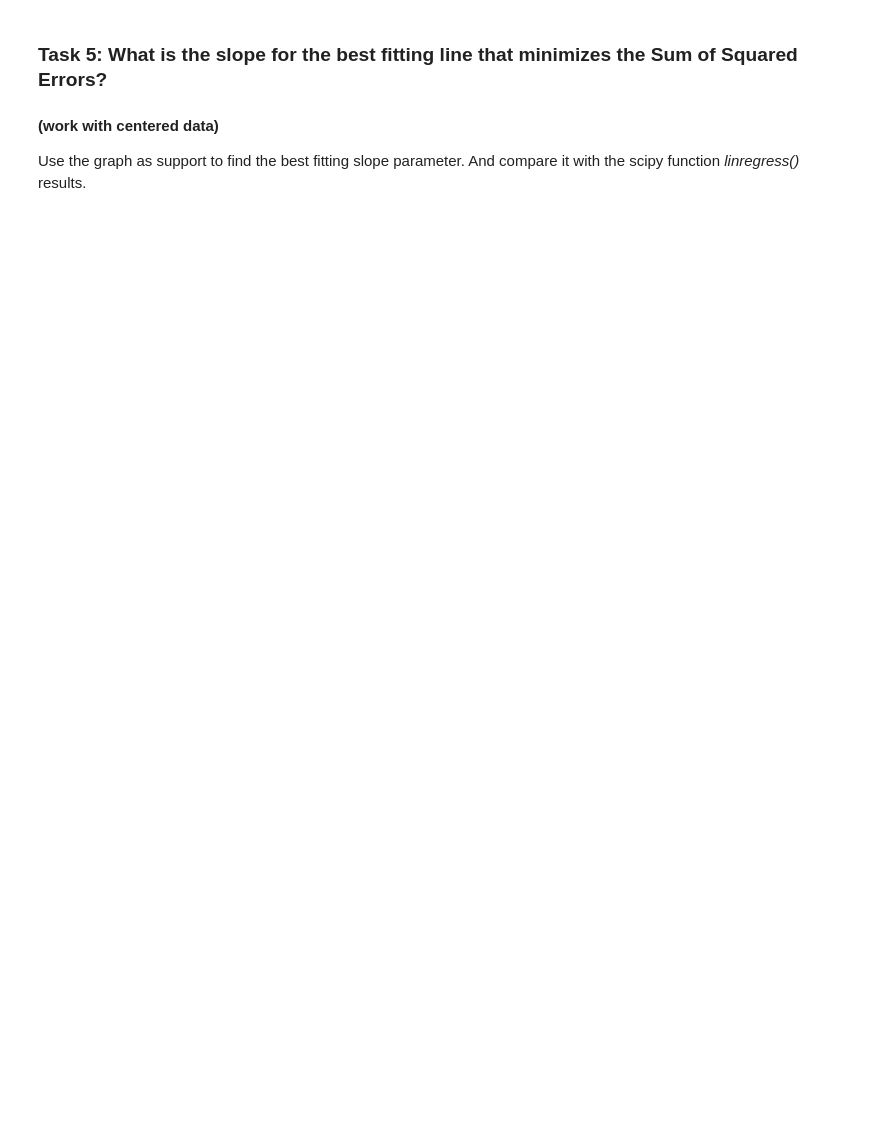
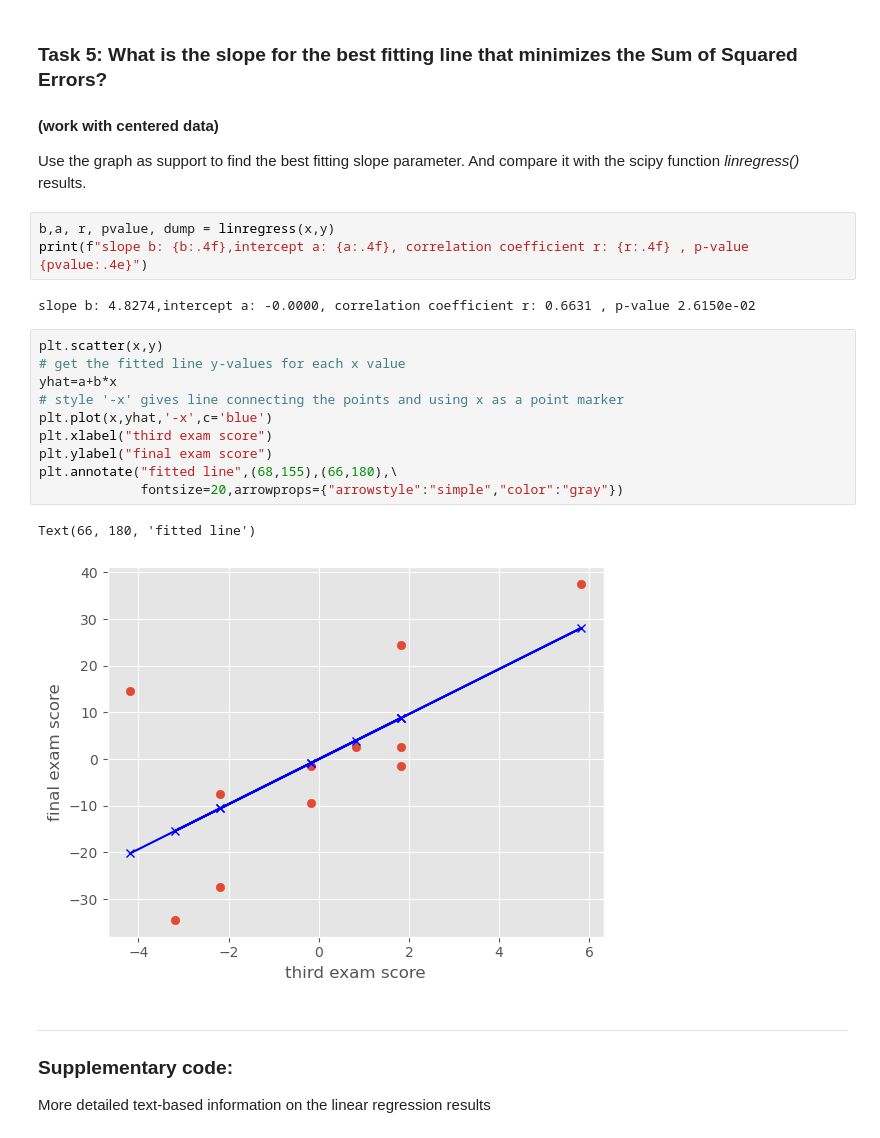
Before and after one commit to oet808/ATMENV315, a Jupyter notebook: unit8/1_fitting_linear_regression_line_not_interactive.ipynb, the cells around one changed output. Saved outputs shown, nothing was run; the diff lists cells and outputs as text; blank space fills up the shorter version.

```diff
--- a/unit8/1_fitting_linear_regression_line_not_interactive.ipynb
+++ b/unit8/1_fitting_linear_regression_line_not_interactive.ipynb
@@ -248,6 +269,29 @@ print(b,a,r, pvalue)
 #### (work with centered data)
 Use the graph as support to find the best fitting slope parameter.
 And compare it with the scipy function _linregress()_ results.
+# %%
+b,a, r, pvalue, dump = linregress(x,y)
+print(f"slope b: {b:.4f},intercept a: {a:.4f}, correlation coefficient r: {r:.4f} , p-value {pvalue:.4e}")
+# %% [output]
+slope b: 4.8274,intercept a: -0.0000, correlation coefficient r: 0.6631 , p-value 2.6150e-02
+# %%
+plt.scatter(x,y)
+# get the fitted line y-values for each x value
+yhat=a+b*x
+# style '-x' gives line connecting the points and using x as a point marker
+plt.plot(x,yhat,'-x',c='blue')
+plt.xlabel("third exam score")
+plt.ylabel("final exam score")
+plt.annotate("fitted line",(68,155),(66,180),\
+             fontsize=20,arrowprops={"arrowstyle":"simple","color":"gray"})
+# %% [output]
+Text(66, 180, 'fitted line')
+[figure, added]
+# %% [markdown]
+---
+### Supplementary code:
+
+More detailed text-based information on the linear regression results
 # %%
 b, a, r, p_value,dump =linregress(x,y)
 print("The linear regression line that minimizes the SSE:")
```
Also changed, not shown: parts of 16 cells of this notebook, 2 other files.
